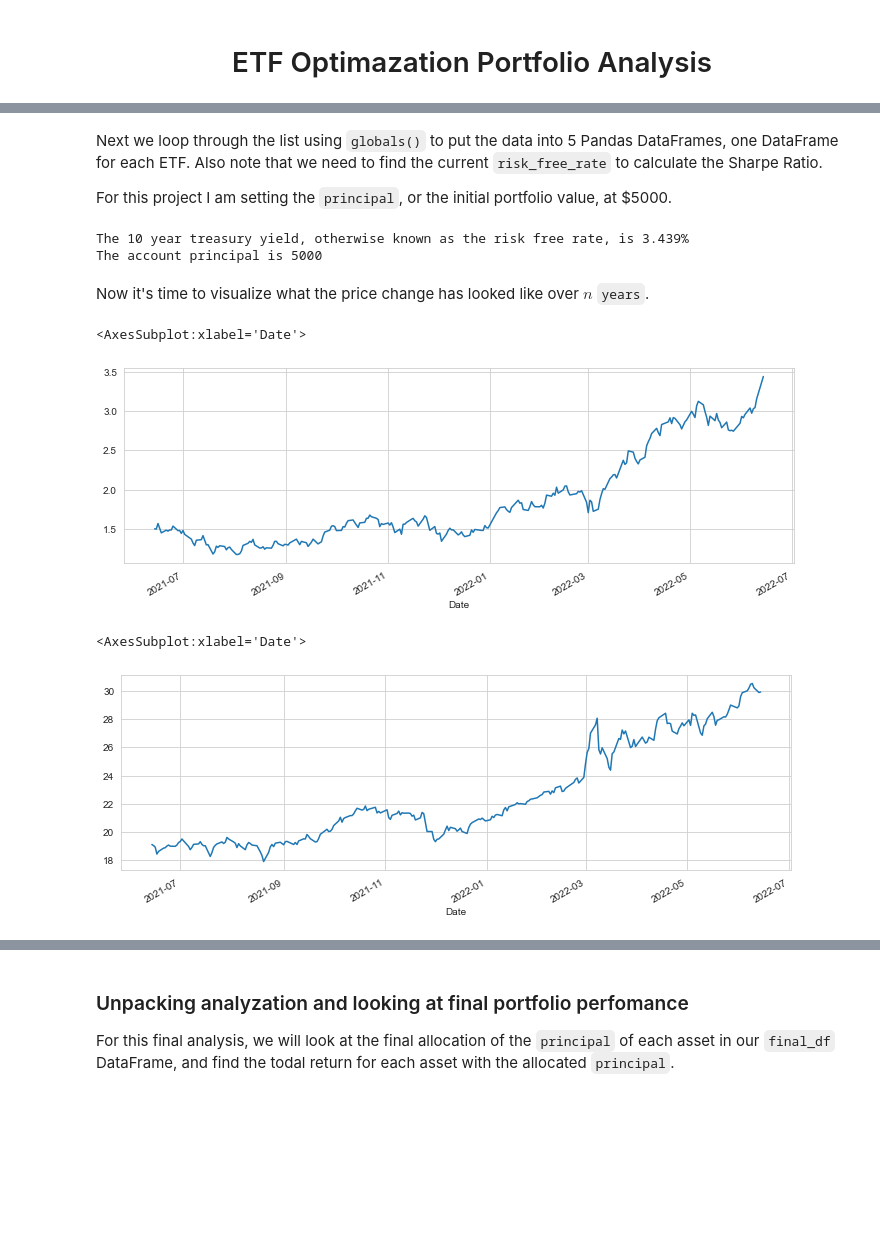
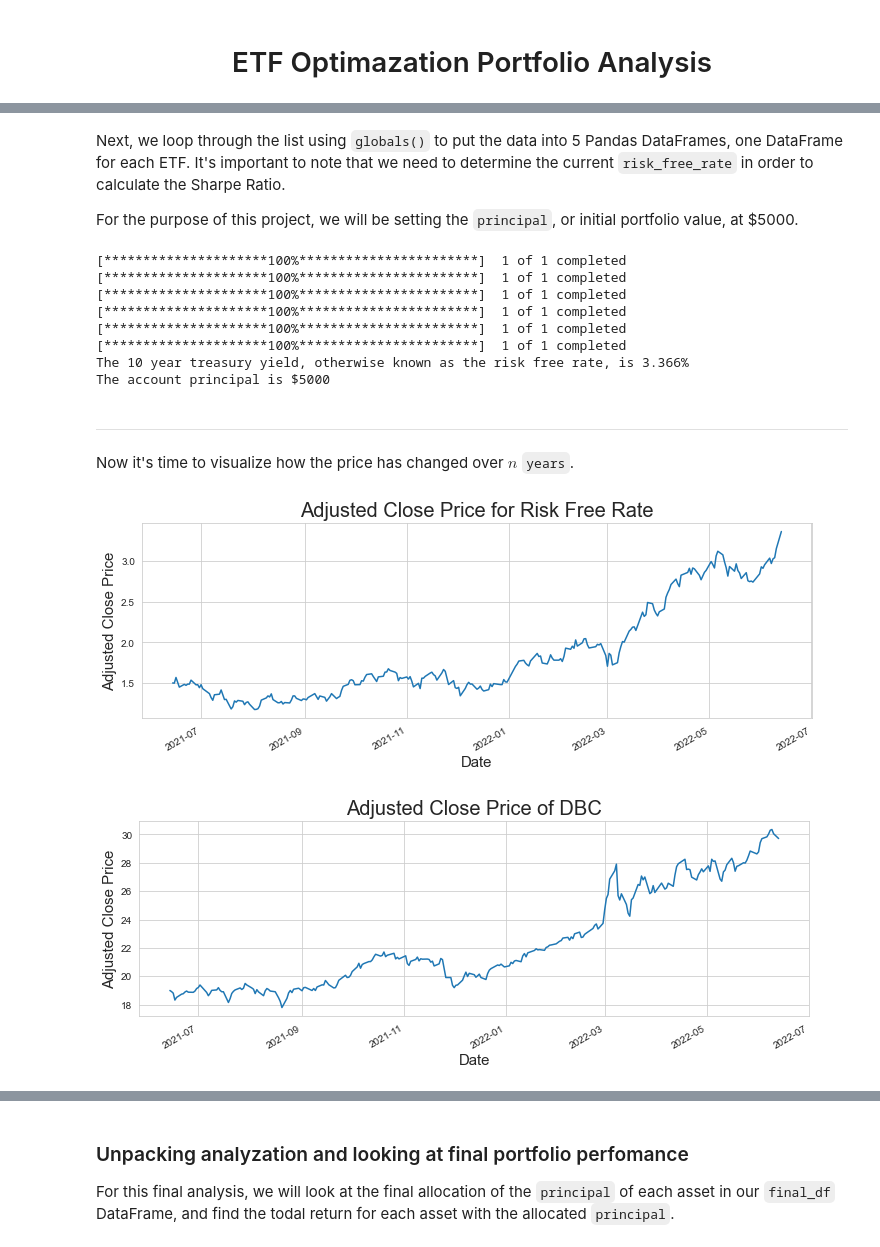
Before and after one commit to SpencerTimothy/Modern-Portfolio-Theory-Portfolio-Analysis-, a Jupyter notebook: MPT Project.ipynb, the cells around one changed output, grey strips where cells are left out. Saved outputs shown, nothing was run; the diff lists cells and outputs as text; code cells hidden in the pictures; blank space fills up the shorter version.

Commit message:
updated version
Fixed Yahoo Finance API problems, reorganized structure, and added titles to all charts

```diff
--- a/MPT Project.ipynb
+++ b/MPT Project.ipynb
@@ -74,13 +77,25 @@ start = datetime(end.year - years, end.month, end.day)
 # %% [markdown]
-<p>Next we loop through the list using <code>globals()</code> to put the data into 5 Pandas DataFrames, one DataFrame for each ETF.  Also note that we need to find the current <code>risk_free_rate</code> to calculate the Sharpe Ratio.</p>
-<p>For this project I am setting the <code>principal</code>, or the initial portfolio value, at $5000.</p>
+<p>Next, we loop through the list using <code>globals()</code> to put the data into 5 Pandas DataFrames, one DataFrame for each ETF. It's important to note that we need to determine the current <code>risk_free_rate</code> in order to calculate the Sharpe Ratio.</p>
+<p>For the purpose of this project, we will be setting the <code>principal</code>, or initial portfolio value, at $5000.</p>
 # %%
 # Loop through ETF list
 
+# Old code ran on 2022-6-14
+
+# for etf in etfs:
+#     globals()[etf] = web.DataReader(name=etf, data_source='yahoo', start=start, end=end)
+
+# r_f = web.DataReader(name="^TNX", data_source='yahoo', start=start, end=end)
+
+# New code below for same dates (2022-6-14) originally ran
+# Note that Yahoo Finance API has changed and the following code must be changed to work
+
+yf.pdr_override()
+
 for etf in etfs:
-    globals()[etf] = web.DataReader(name=etf, data_source='yahoo', start=start, end=end)
+    globals()[etf] = web.get_data_yahoo(etf, "2021-6-14", "2022-6-14")
 
-r_f = web.DataReader(name="^TNX", data_source='yahoo', start=start, end=end)
+r_f = web.get_data_yahoo("^TNX", '2021-6-14', '2022-6-14')
 
 # Find latest risk free rate
 
@@ -92,21 +107,39 @@ principal = 5000
 print("The 10 year treasury yield, otherwise known as the risk free rate, is {:.3f}%".format(risk_free_rate * 100))
 print("The account principal is ${}".format(principal))
 # %% [output]
-The 10 year treasury yield, otherwise known as the risk free rate, is 3.439%
-The account principal is 5000
+[*********************100%***********************]  1 of 1 completed
+[*********************100%***********************]  1 of 1 completed
+[*********************100%***********************]  1 of 1 completed
+[*********************100%***********************]  1 of 1 completed
+[*********************100%***********************]  1 of 1 completed
+[*********************100%***********************]  1 of 1 completed
+The 10 year treasury yield, otherwise known as the risk free rate, is 3.366%
+The account principal is $5000
+# %% [markdown]
+<hr style="height:2px;">
 # %% [markdown]
-<p>Now it's time to visualize what the price change has looked like over $n$ <code>years</code>.</p>
+<p>Now it's time to visualize how the price has changed over $n$ <code>years</code>.</p>
 # %%
 # Plot the 10 year treasury yield
 
 r_f['Adj Close'].plot(figsize=(12,4))
+
+plt.title('Adjusted Close Price for Risk Free Rate', fontsize=20)
+plt.xlabel('Date',fontsize=15)
+plt.ylabel('Adjusted Close Price', fontsize=15)
+
+plt.show()
 # %% [output]
-<AxesSubplot:xlabel='Date'>
-[figure, old version]
+[figure, new version]
 # %%
 DBC['Adj Close'].plot(figsize=(12,4))
+
+plt.title('Adjusted Close Price of DBC', fontsize=20)
+plt.xlabel('Date',fontsize=15)
+plt.ylabel('Adjusted Close Price', fontsize=15)
+
+plt.show()
 # %% [output]
-<AxesSubplot:xlabel='Date'>
-[figure, old version]
+[figure, new version]
 # %%
 VWO['Adj Close'].plot(figsize=(12,4))
```
Also changed, not shown: parts of 63 cells of this notebook.
